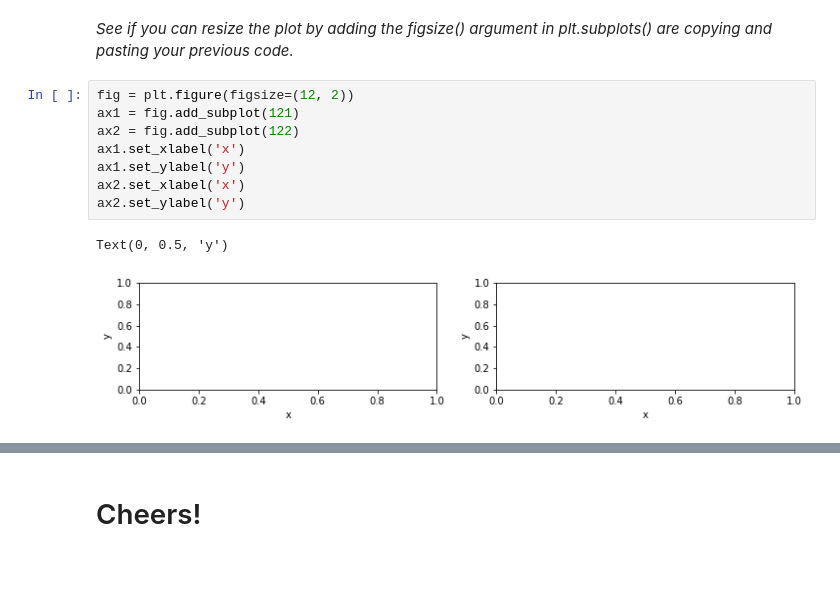
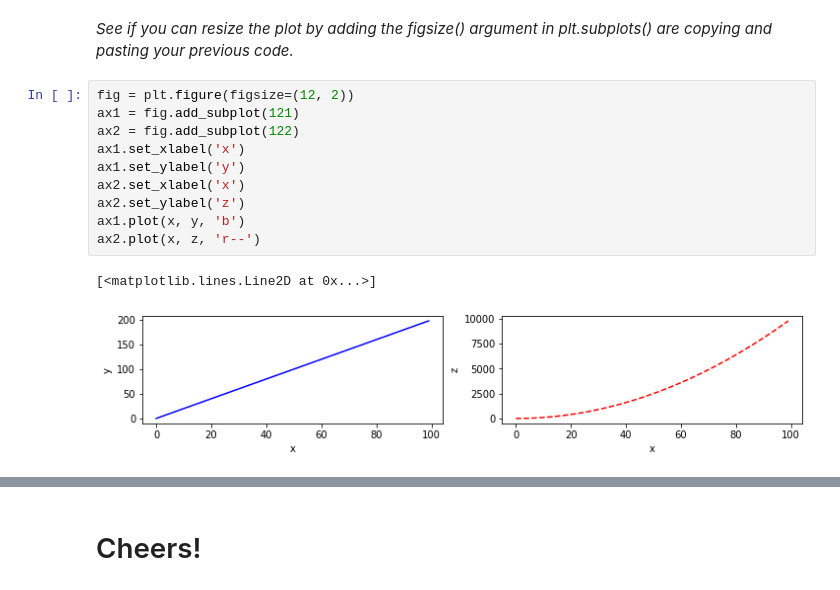
Before and after one commit to apurbaanik/Microcredential_Data_Analytics, a Jupyter notebook: Matplotlib_Exercises.ipynb, the cells around one changed output, grey strips where cells are left out. Drawn from its saved outputs; the diff is of its cells as text.

```diff
--- a/Matplotlib_Exercises.ipynb
+++ b/Matplotlib_Exercises.ipynb
@@ -153,11 +153,13 @@ fig
 # %%
 fig = plt.figure(figsize=(12, 2))
 ax1 = fig.add_subplot(121)
 ax2 = fig.add_subplot(122)
 ax1.set_xlabel('x')
 ax1.set_ylabel('y')
 ax2.set_xlabel('x')
-ax2.set_ylabel('y')
+ax2.set_ylabel('z')
+ax1.plot(x, y, 'b')
+ax2.plot(x, z, 'r--')
 # %% [output]
-Text(0, 0.5, 'y')
+[<matplotlib.lines.Line2D at 0x...>]
-[figure, old version]
+[figure, new version]
```
Also changed, not shown: parts of 3 cells of this notebook.
